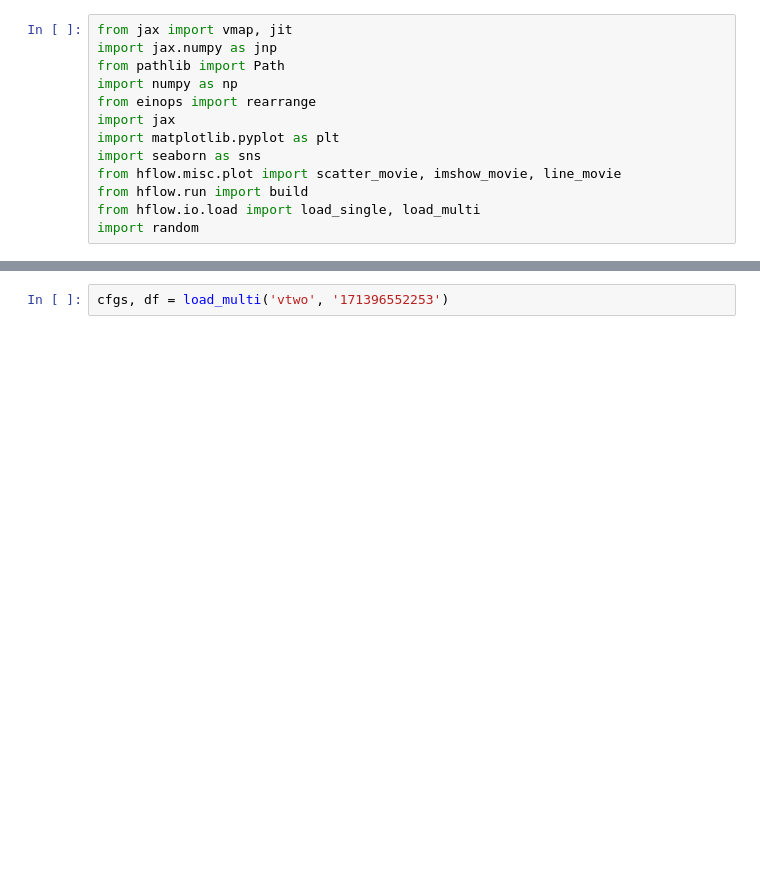
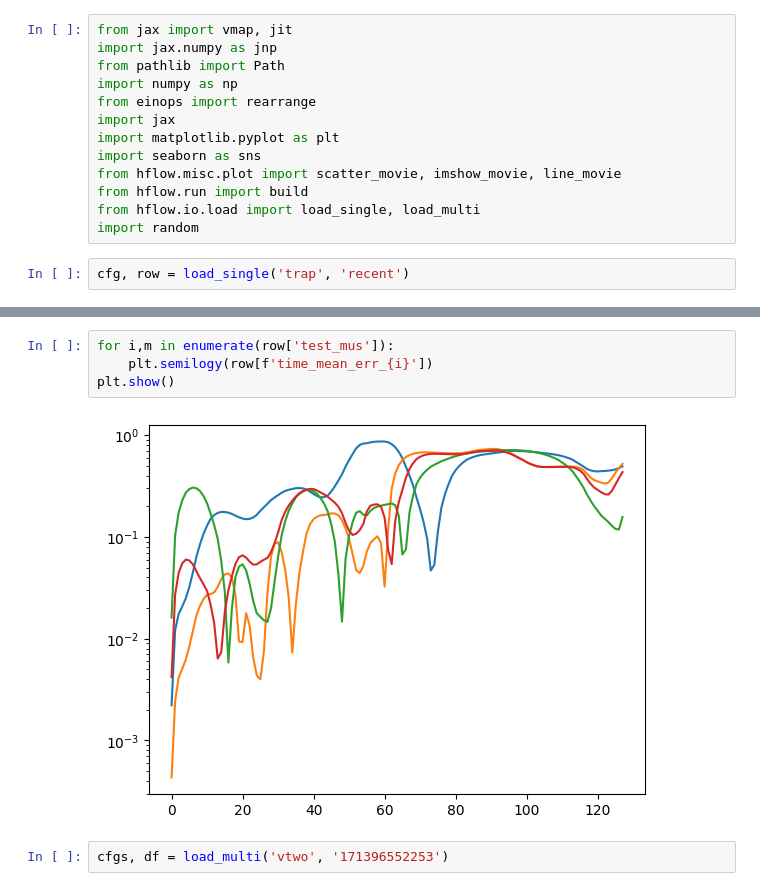
Before and after one commit to julesberman/hflow, a Jupyter notebook: notebooks/process.ipynb, the cells around one changed output, grey strips where cells are left out. Cells and saved outputs as stored; diff of their text form; blank space fills up the shorter version.

Commit message:
metric, high dim particles in trap

```diff
--- a/notebooks/process.ipynb
+++ b/notebooks/process.ipynb
@@ -14,3 +14,5 @@ from hflow.misc.plot import scatter_movie, imshow_movie, line_movie
 from hflow.run import build
 from hflow.io.load import load_single, load_multi
 import random
+# %%
+cfg, row = load_single('trap', 'recent')
@@ -17,3 +28,9 @@ import random
+# %%
+for i,m in enumerate(row['test_mus']):
+    plt.semilogy(row[f'time_mean_err_{i}'])
+plt.show()
+# %% [output]
+[figure, added]
 # %%
 cfgs, df = load_multi('vtwo', '171396552253')
 # %% [output]
```
Also changed, not shown: parts of 2 cells of this notebook, 10 other files.
